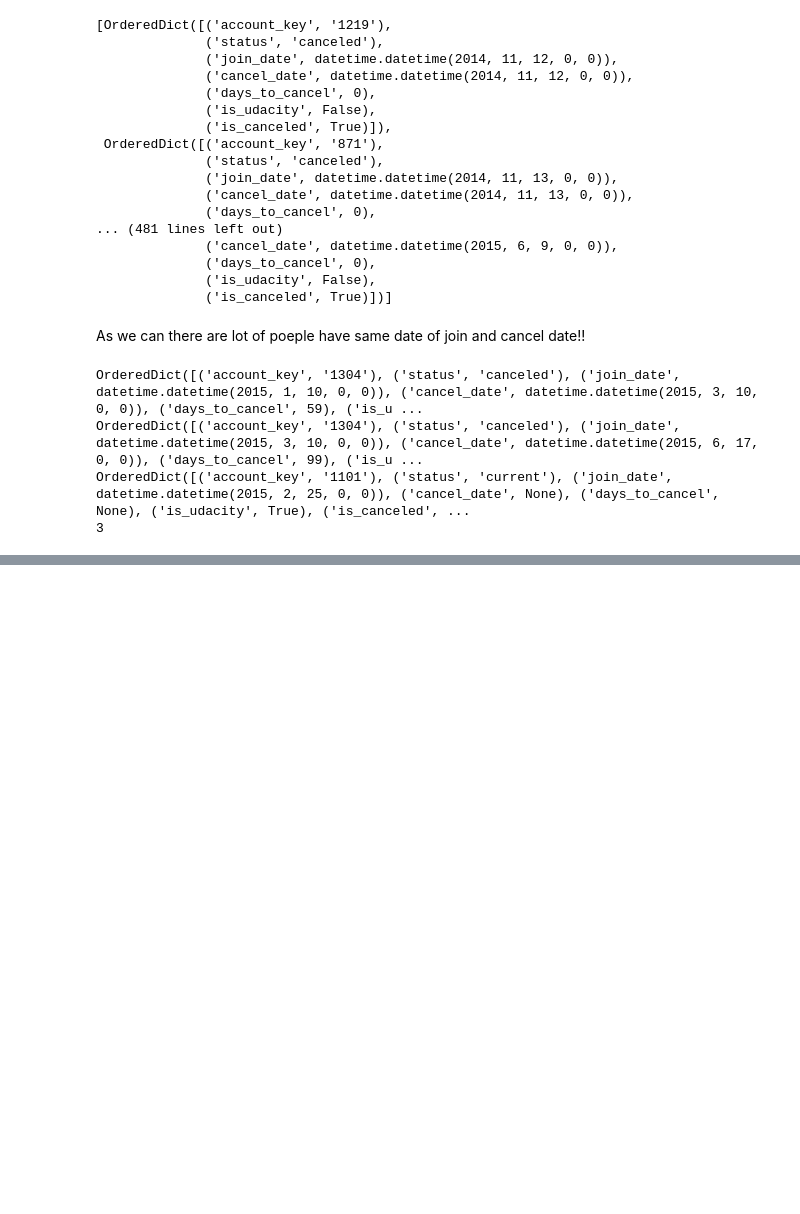
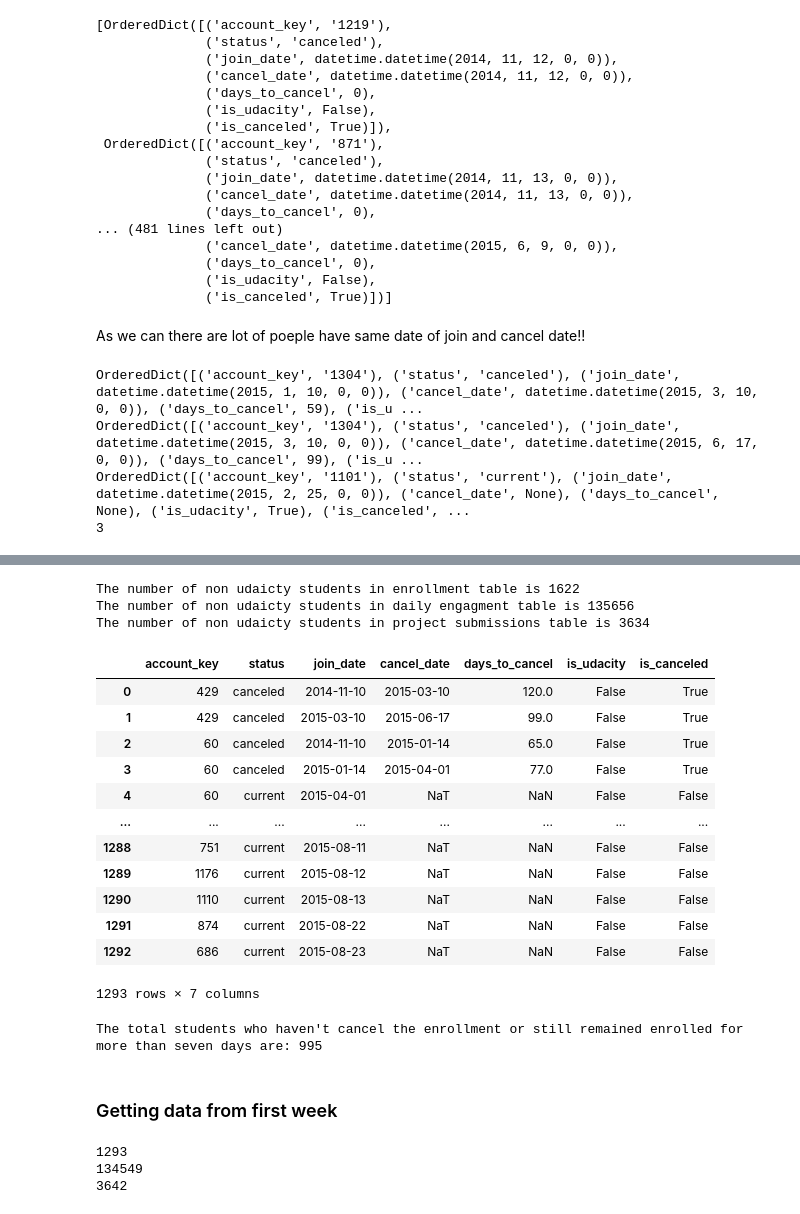
Before and after one commit to ruddysimon/Student_data_analysis, a Jupyter notebook: Student_analysis.ipynb, the cells around one changed output, grey strips where cells are left out. Saved outputs shown, nothing was run; the diff lists cells and outputs as text; code cells hidden in the pictures; blank space fills up the shorter version.

Commit message:
Debugging data

```diff
--- a/Student_analysis.ipynb
+++ b/Student_analysis.ipynb
@@ -220,0 +218,42 @@ def remove_udacity_acoounts(data):
+# %%
+print('The number of non udaicty students in enrollment table is {}'.format(len(non_udacity_enrollements)))
+print('The number of non udaicty students in daily engagment table is {}'.format(len(non_udacity_engagments)))
+print('The number of non udaicty students in project submissions table is {}'.format(len(non_udacity_submissions)))
+# %% [output]
+The number of non udaicty students in enrollment table is 1622
+The number of non udaicty students in daily engagment table is 135656
+The number of non udaicty students in project submissions table is 3634
+# %%
+enrollments_df = pd.DataFrame(paid_enrollments)
+enrollments_df
+# %% [output]
+|  | account_key | status | join_date | cancel_date | days_to_cancel | is_udacity | is_canceled |
+| 0 | 429 | canceled | 2014-11-10 | 2015-03-10 | 120.0 | False | True |
+| 1 | 429 | canceled | 2015-03-10 | 2015-06-17 | 99.0 | False | True |
+| 2 | 60 | canceled | 2014-11-10 | 2015-01-14 | 65.0 | False | True |
+| 3 | 60 | canceled | 2015-01-14 | 2015-04-01 | 77.0 | False | True |
+| 4 | 60 | current | 2015-04-01 | NaT | NaN | False | False |
+| ... | ... | ... | ... | ... | ... | ... | ... |
+| 1288 | 751 | current | 2015-08-11 | NaT | NaN | False | False |
+| 1289 | 1176 | current | 2015-08-12 | NaT | NaN | False | False |
+| 1290 | 1110 | current | 2015-08-13 | NaT | NaN | False | False |
+| 1291 | 874 | current | 2015-08-22 | NaT | NaN | False | False |
+| 1292 | 686 | current | 2015-08-23 | NaT | NaN | False | False |
+1293 rows × 7 columns
+# %%
+# Create a dictionary containing all the students who either haven't cancel yet or remained enrolled for more than 7 days.
+
+paid_students = {}
+
+for data_point in non_udacity_enrollements:
+    if data_point["is_canceled"]== False or data_point["days_to_cancel"] > 7:
+        account_key = data_point["account_key"]
+        date = data_point["join_date"]
+
+        paid_students[account_key] = date
+
+print("The total students who haven't cancel the enrollment or still remained enrolled for more than seven days are: {}".format(len(paid_students)))
+# %% [output]
+The total students who haven't cancel the enrollment or still remained enrolled for more than seven days are: 995
+# %% [markdown]
+### Getting data from first week
@@ -220,0 +272,8 @@ def remove_udacity_acoounts(data):
+# %%
+print(len(paid_enrollments))
+print(len(paid_engagements))
+print(len(project_submissions))
+# %% [output]
+1293
+134549
+3642
```
Also changed, not shown: parts of 16 cells of this notebook.
